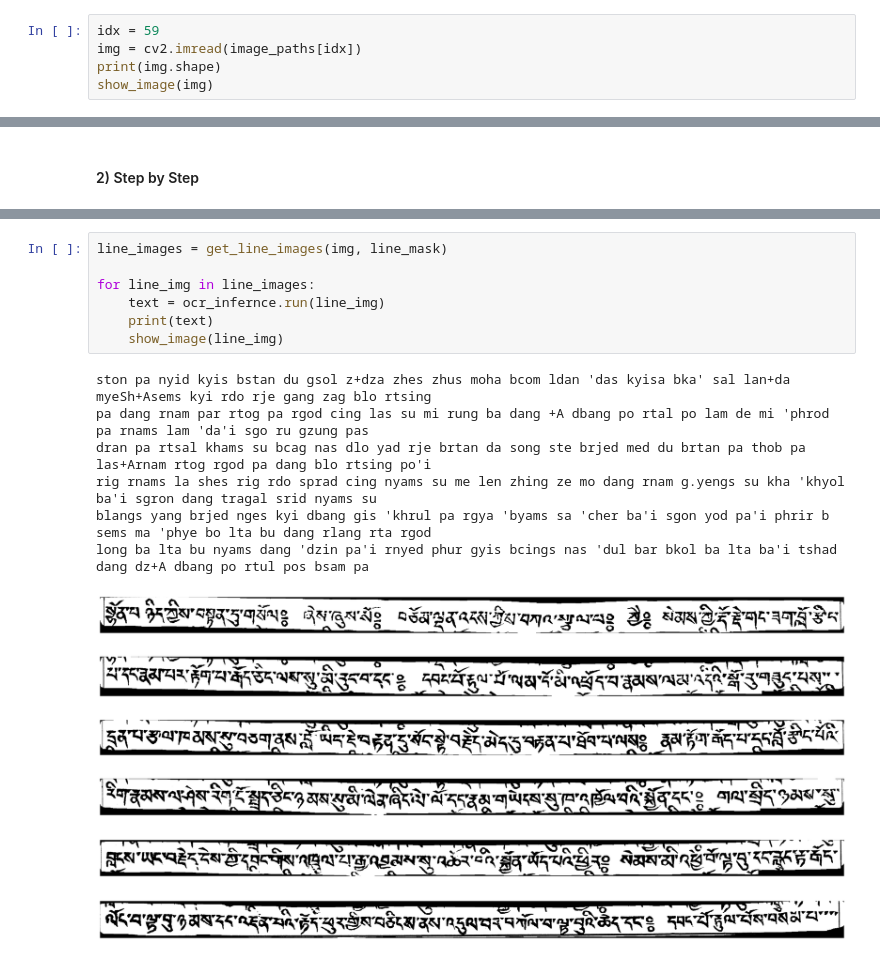
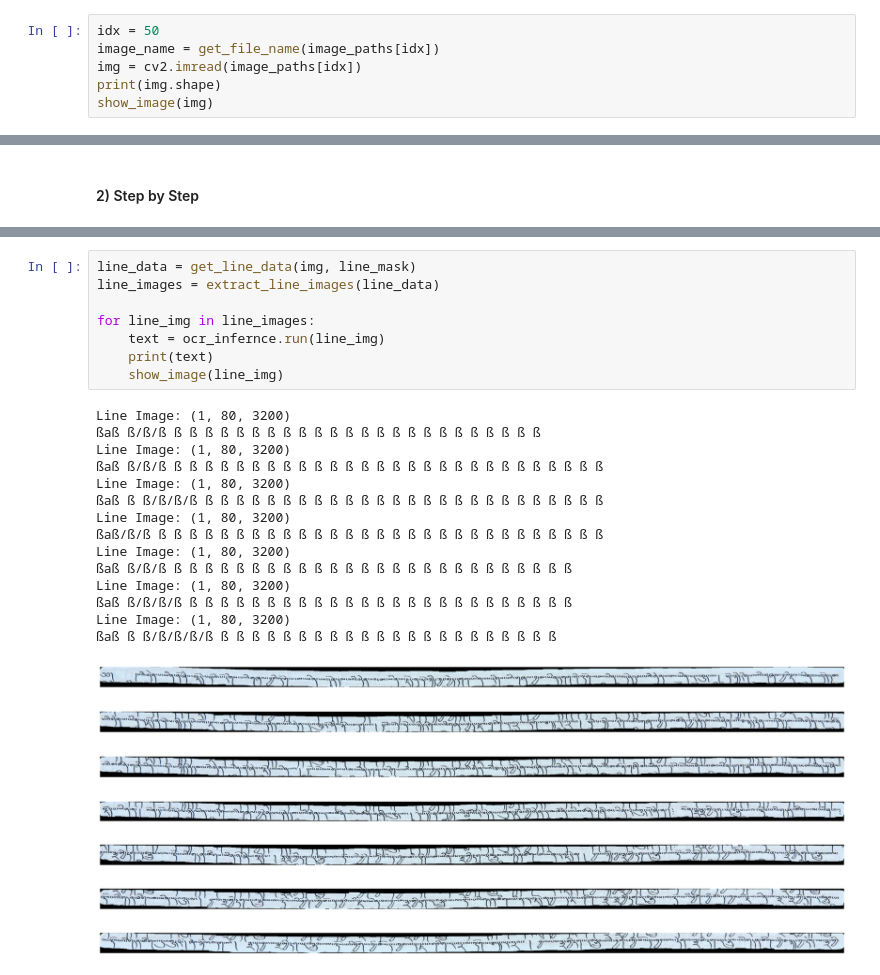
Before and after one commit to OpenPecha/OCR-Deployment, a Jupyter notebook: Demo-OCR.ipynb, the cells around one changed output, grey strips where cells are left out. Drawn from its saved outputs; the diff is of its cells as text.

```diff
--- a/Demo-OCR.ipynb
+++ b/Demo-OCR.ipynb
@@ -54,7 +35,8 @@ print(f"Images: {len(image_paths)}")
 # %% [output]
 Images: 704
 # %%
-idx = 59
+idx = 50
+image_name = get_file_name(image_paths[idx])
 img = cv2.imread(image_paths[idx])
 print(img.shape)
 show_image(img)
@@ -102,20 +99,30 @@ show_overlay(img, line_mask, fig_x=12, fix_y=9)
 # %%
-line_images = get_line_images(img, line_mask)
+line_data = get_line_data(img, line_mask)
+line_images = extract_line_images(line_data)
 
 for line_img in line_images:
     text = ocr_infernce.run(line_img)
     print(text)
     show_image(line_img)
 # %% [output]
-ston pa nyid kyis bstan du gsol z+dza zhes zhus moha bcom ldan 'das kyisa bka' sal lan+da myeSh+Asems kyi rdo rje gang zag blo rtsing
-pa dang rnam par rtog pa rgod cing las su mi rung ba dang +A dbang po rtal po lam de mi 'phrod pa rnams lam 'da'i sgo ru gzung pas
-dran pa rtsal khams su bcag nas dlo yad rje brtan da song ste brjed med du brtan pa thob pa las+Arnam rtog rgod pa dang blo rtsing po'i
-rig rnams la shes rig rdo sprad cing nyams su me len zhing ze mo dang rnam g.yengs su kha 'khyol ba'i sgron dang tragal srid nyams su
-blangs yang brjed nges kyi dbang gis 'khrul pa rgya 'byams sa 'cher ba'i sgon yod pa'i phrir b sems ma 'phye bo lta bu dang rlang rta rgod
-long ba lta bu nyams dang 'dzin pa'i rnyed phur gyis bcings nas 'dul bar bkol ba lta ba'i tshad dang dz+A dbang po rtul pos bsam pa
+Line Image: (1, 80, 3200)
+ßaß ß/ß/ß ß ß ß ß ß ß ß ß ß ß ß ß ß ß ß ß ß ß ß ß ß ß ß ß
+Line Image: (1, 80, 3200)
+ßaß ß/ß/ß ß ß ß ß ß ß ß ß ß ß ß ß ß ß ß ß ß ß ß ß ß ß ß ß ß ß ß ß
+Line Image: (1, 80, 3200)
+ßaß ß ß/ß/ß/ß ß ß ß ß ß ß ß ß ß ß ß ß ß ß ß ß ß ß ß ß ß ß ß ß ß ß
+Line Image: (1, 80, 3200)
+ßaß/ß/ß ß ß ß ß ß ß ß ß ß ß ß ß ß ß ß ß ß ß ß ß ß ß ß ß ß ß ß ß ß
+Line Image: (1, 80, 3200)
+ßaß ß/ß/ß ß ß ß ß ß ß ß ß ß ß ß ß ß ß ß ß ß ß ß ß ß ß ß ß ß ß
+Line Image: (1, 80, 3200)
+ßaß ß/ß/ß/ß ß ß ß ß ß ß ß ß ß ß ß ß ß ß ß ß ß ß ß ß ß ß ß ß ß
+Line Image: (1, 80, 3200)
+ßaß ß ß/ß/ß/ß/ß ß ß ß ß ß ß ß ß ß ß ß ß ß ß ß ß ß ß ß ß ß ß
-[figure, old version]
+[figure, new version]
-[figure, old version]
+[figure, new version]
-[figure, old version]
+[figure, new version]
-[figure, old version]
+[figure, new version]
-[figure, old version]
+[figure, new version]
-[figure, old version]
+[figure, new version]
+[figure, added]
```
Also changed, not shown: parts of 5 cells of this notebook, 5 other files.
